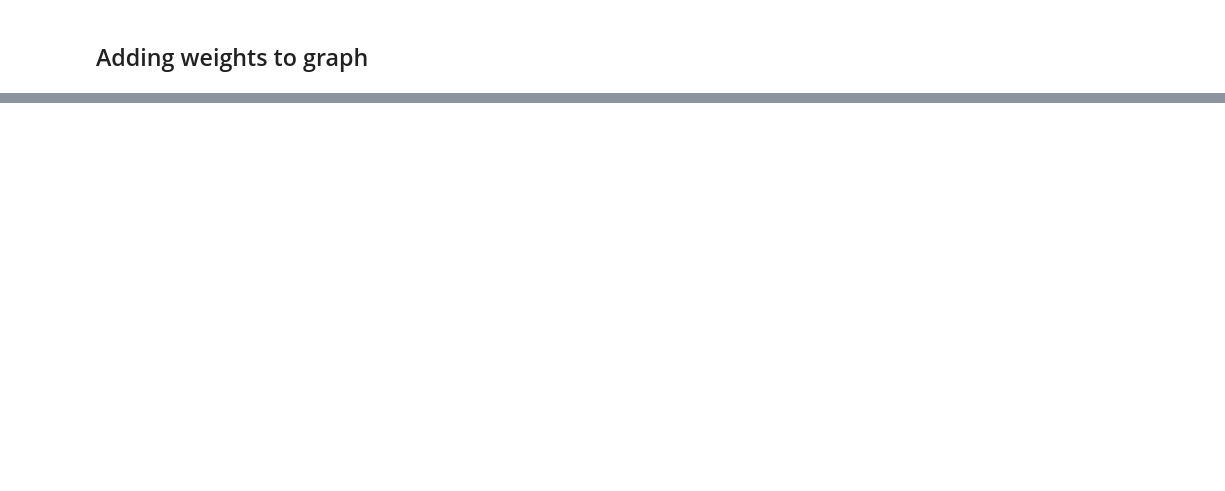
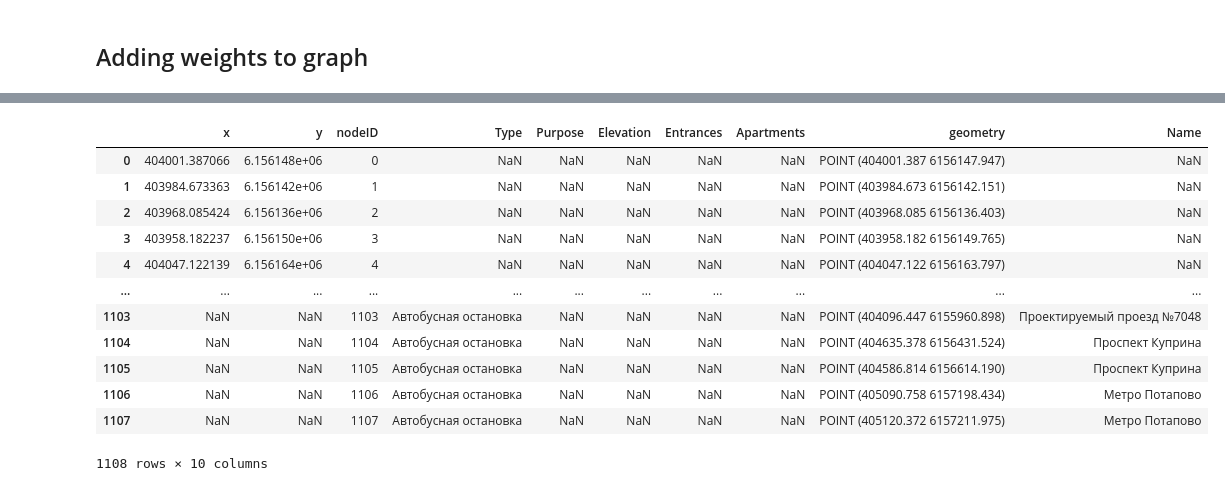
Before and after one commit to Chebart/AI_working_tool_for_urban_development_data, a Jupyter notebook: ml/graph_builder.ipynb, the cells around one changed output, grey strips where cells are left out. Drawn from its saved outputs; the diff is of its cells as text; code cells hidden in the pictures; blank space fills up the shorter version.

```diff
--- a/ml/graph_builder.ipynb
+++ b/ml/graph_builder.ipynb
@@ -383,3 +386,21 @@ import pickle
 
 pickle.dump(G, open('graph_dump.pickle', 'wb'))
 G = pickle.load(open('graph_dump.pickle', 'rb'))
+# %%
+nodes, edges = momepy.nx_to_gdf(G, points=True, lines=True, spatial_weights=False)
+# %%
+nodes
+# %% [output]
+|  | x | y | nodeID | Type | Purpose | Elevation | Entrances | Apartments | geometry | Name |
+| 0 | 404001.387066 | 6.156148e+06 | 0 | NaN | NaN | NaN | NaN | NaN | POINT (404001.387 6156147.947) | NaN |
+| 1 | 403984.673363 | 6.156142e+06 | 1 | NaN | NaN | NaN | NaN | NaN | POINT (403984.673 6156142.151) | NaN |
+| 2 | 403968.085424 | 6.156136e+06 | 2 | NaN | NaN | NaN | NaN | NaN | POINT (403968.085 6156136.403) | NaN |
+| 3 | 403958.182237 | 6.156150e+06 | 3 | NaN | NaN | NaN | NaN | NaN | POINT (403958.182 6156149.765) | NaN |
+| 4 | 404047.122139 | 6.156164e+06 | 4 | NaN | NaN | NaN | NaN | NaN | POINT (404047.122 6156163.797) | NaN |
+| ... | ... | ... | ... | ... | ... | ... | ... | ... | ... | ... |
+| 1103 | NaN | NaN | 1103 | Автобусная остановка | NaN | NaN | NaN | NaN | POINT (404096.447 6155960.898) | Проектируемый проезд №7048 |
+| 1104 | NaN | NaN | 1104 | Автобусная остановка | NaN | NaN | NaN | NaN | POINT (404635.378 6156431.524) | Проспект Куприна |
+| 1105 | NaN | NaN | 1105 | Автобусная остановка | NaN | NaN | NaN | NaN | POINT (404586.814 6156614.190) | Проспект Куприна |
+| 1106 | NaN | NaN | 1106 | Автобусная остановка | NaN | NaN | NaN | NaN | POINT (405090.758 6157198.434) | Метро Потапово |
+| 1107 | NaN | NaN | 1107 | Автобусная остановка | NaN | NaN | NaN | NaN | POINT (405120.372 6157211.975) | Метро Потапово |
+1108 rows × 10 columns
```
Also changed, not shown: parts of 13 cells of this notebook.
